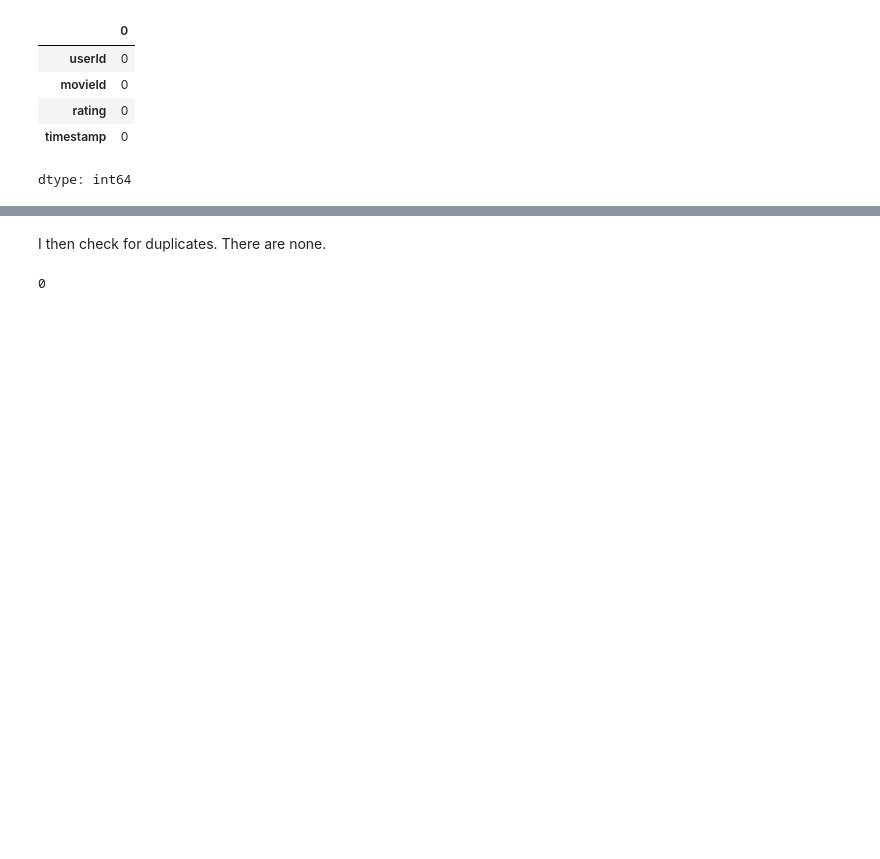
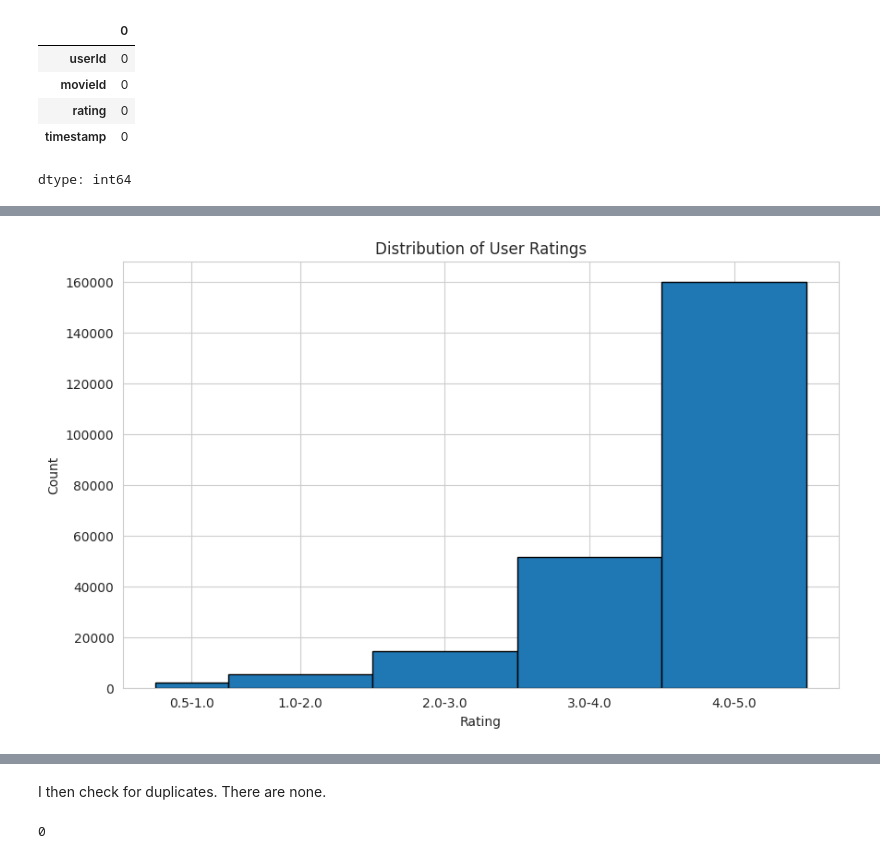
Before and after one commit to BandaVallary/Movie_Recommendation_System, a Jupyter notebook: notebook.ipynb, the cells around one changed output, grey strips where cells are left out. Drawn from its saved outputs; the diff is of its cells as text; code cells hidden in the pictures; blank space fills up the shorter version.

```diff
--- a/notebook.ipynb
+++ b/notebook.ipynb
@@ -81,0 +94,23 @@ dtype: int64
+# %%
+plt.figure(figsize=(10, 6))
+
+# Define the bins
+bins = [0.5, 1.0, 2.0, 3.0, 4.0, 5.0]
+
+# Create the histogram
+plt.hist(ratings['rating'], bins=bins, edgecolor='black')
+
+# Customize the plot
+plt.title('Distribution of User Ratings')
+plt.xlabel('Rating')
+plt.ylabel('Count')
+
+# Calculate the center of each bin
+bin_centers = [(bins[i] + bins[i+1])/2 for i in range(len(bins)-1)]
+
+# Set x-axis labels to show the bin ranges, centered on each bin
+plt.xticks(bin_centers, ['0.5-1.0', '1.0-2.0', '2.0-3.0', '3.0-4.0', '4.0-5.0'])
+
+plt.show()
+# %% [output]
+[figure, added]
```
Also changed, not shown: parts of 4 cells of this notebook.
